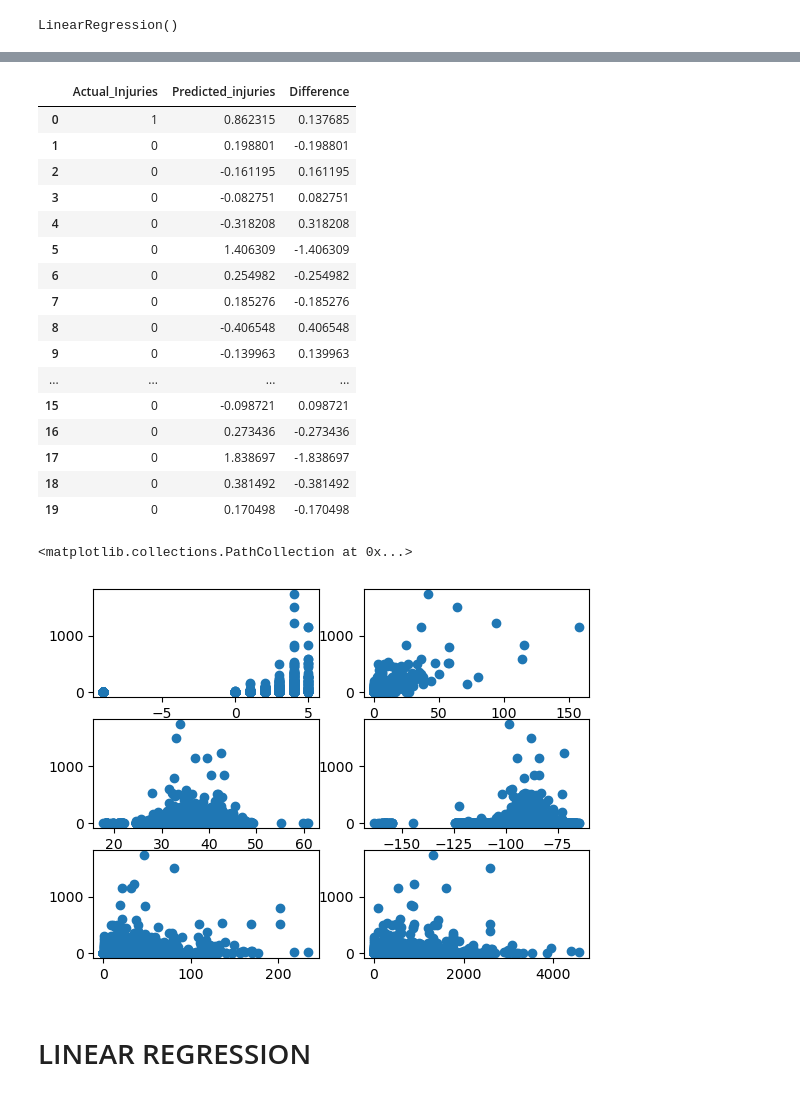
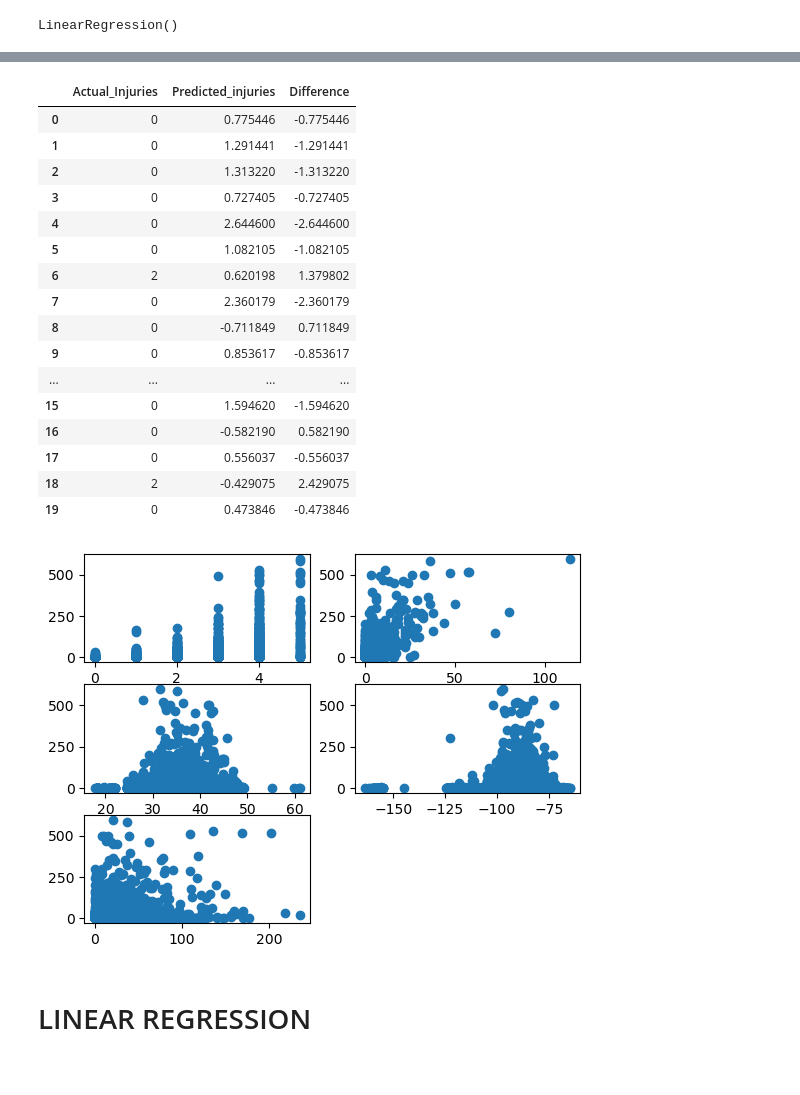
Before and after one commit to amiecostello22/Tornado_Alley, a Jupyter notebook: ML_Model.ipynb, the cells around one changed output, grey strips where cells are left out. Cells and saved outputs as stored; diff of their text form; code cells hidden in the pictures.

```diff
--- a/ML_Model.ipynb
+++ b/ML_Model.ipynb
@@ -59,0 +86,6 @@ dtype: int64
+# %%
+# drop columns if needed
+# the date column is redundant because of the Year, Month, and Day columns
+# state is considered redundant because of the lat and lon
+df.drop(columns =["Year","Month","Day","Date", "State"], inplace=True)
+df.head()
@@ -100,0 +180,4 @@ Name: Injuries, dtype: int64
+# %%
+# removing Width_in_Yards. The 3rd quartile is 100. Seems like the entire column is an outlier
+tornado_df.drop(columns =["Width_in_Yards"], inplace=True)
+tornado_df.head()
@@ -162,5 +200,0 @@ count_df.head()
-# %%
-# drop columns if needed
-# inplace = True means we are using this database instead of reassigning data base
-tornado_df.drop(columns =["Year", "Month", "Day", "Date", "State", "Ending Lat", "Ending Long"], inplace=True)
-tornado_df.head(18)
@@ -168,0 +201,4 @@ KeyError: "['Year' 'Month' 'Day' 'Date' 'State' 'Ending Lat' 'Ending Long'] not
+# %%
+# remove the outliers. 750 and higher
+tornado_df = tornado_df[tornado_df.Injuries < 750]
+print(tornado_df.shape)
@@ -307,38 +351,36 @@ pred_df = pd.DataFrame({'Actual_Injuries': y_test, 'Predicted_injuries': y_pred,
 pred_df.head(20)
 # %% [output]
 |  | Actual_Injuries | Predicted_injuries | Difference |
-| 0 | 1 | 0.862315 | 0.137685 |
-| 1 | 0 | 0.198801 | -0.198801 |
-| 2 | 0 | -0.161195 | 0.161195 |
-| 3 | 0 | -0.082751 | 0.082751 |
-| 4 | 0 | -0.318208 | 0.318208 |
-| 5 | 0 | 1.406309 | -1.406309 |
-| 6 | 0 | 0.254982 | -0.254982 |
-| 7 | 0 | 0.185276 | -0.185276 |
-| 8 | 0 | -0.406548 | 0.406548 |
-| 9 | 0 | -0.139963 | 0.139963 |
+| 0 | 0 | 0.775446 | -0.775446 |
+| 1 | 0 | 1.291441 | -1.291441 |
+| 2 | 0 | 1.313220 | -1.313220 |
+| 3 | 0 | 0.727405 | -0.727405 |
+| 4 | 0 | 2.644600 | -2.644600 |
+| 5 | 0 | 1.082105 | -1.082105 |
+| 6 | 2 | 0.620198 | 1.379802 |
+| 7 | 0 | 2.360179 | -2.360179 |
+| 8 | 0 | -0.711849 | 0.711849 |
+| 9 | 0 | 0.853617 | -0.853617 |
 | ... | ... | ... | ... |
-| 15 | 0 | -0.098721 | 0.098721 |
-| 16 | 0 | 0.273436 | -0.273436 |
-| 17 | 0 | 1.838697 | -1.838697 |
-| 18 | 0 | 0.381492 | -0.381492 |
-| 19 | 0 | 0.170498 | -0.170498 |
+| 15 | 0 | 1.594620 | -1.594620 |
+| 16 | 0 | -0.582190 | 0.582190 |
+| 17 | 0 | 0.556037 | -0.556037 |
+| 18 | 2 | -0.429075 | 2.429075 |
+| 19 | 0 | 0.473846 | -0.473846 |
 # %%
 # PLot all features against y to see if any features do not lend themselves to a linear regresssion model
 plt.subplot(3,2,1)
 plt.scatter(tornado_df['Magnitude'],tornado_df['Injuries'])
 plt.subplot(3,2,2)
 plt.scatter(tornado_df['Fatalities'],tornado_df['Injuries'])
 plt.subplot(3,2,3)
 plt.scatter(tornado_df['Start Lat'],tornado_df['Injuries'])
 plt.subplot(3,2,4)
 plt.scatter(tornado_df['Start Long'],tornado_df['Injuries'])
 plt.subplot(3,2,5)
 plt.scatter(tornado_df['Length_in_Miles'],tornado_df['Injuries'])
-plt.subplot(3,2,6)
-plt.scatter(tornado_df['Width_in_Yards'],tornado_df['Injuries'])
+plt.show()
 # %% [output]
-<matplotlib.collections.PathCollection at 0x...>
-[figure, old version]
+[figure, new version]
 # %% [markdown]
 # LINEAR REGRESSION
```
Also changed, not shown: parts of 36 cells of this notebook.
